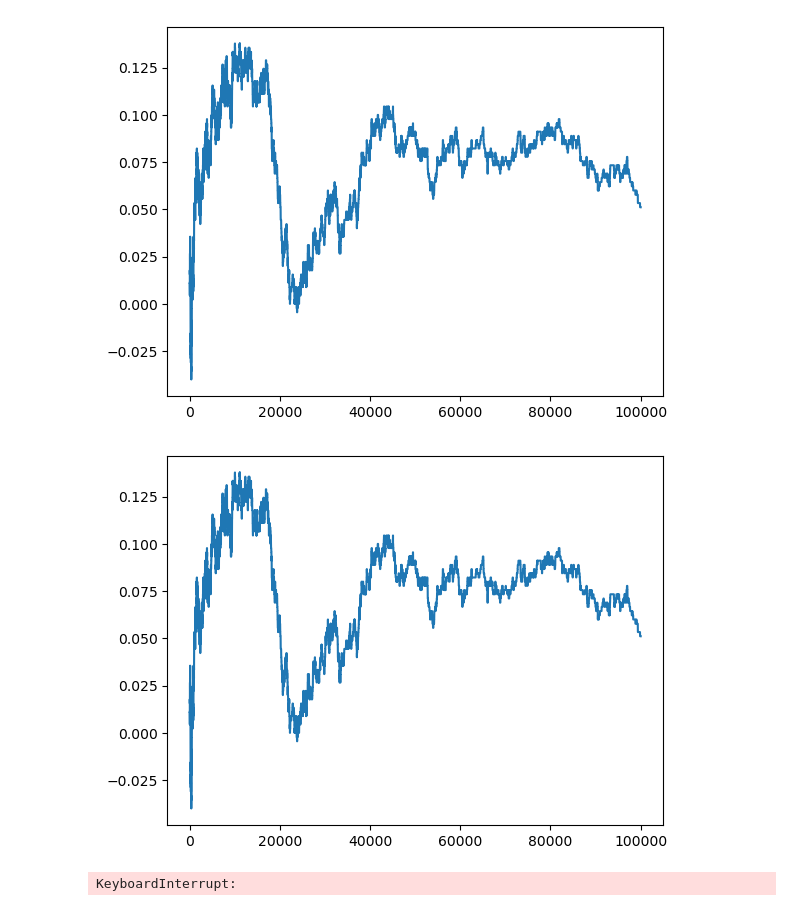
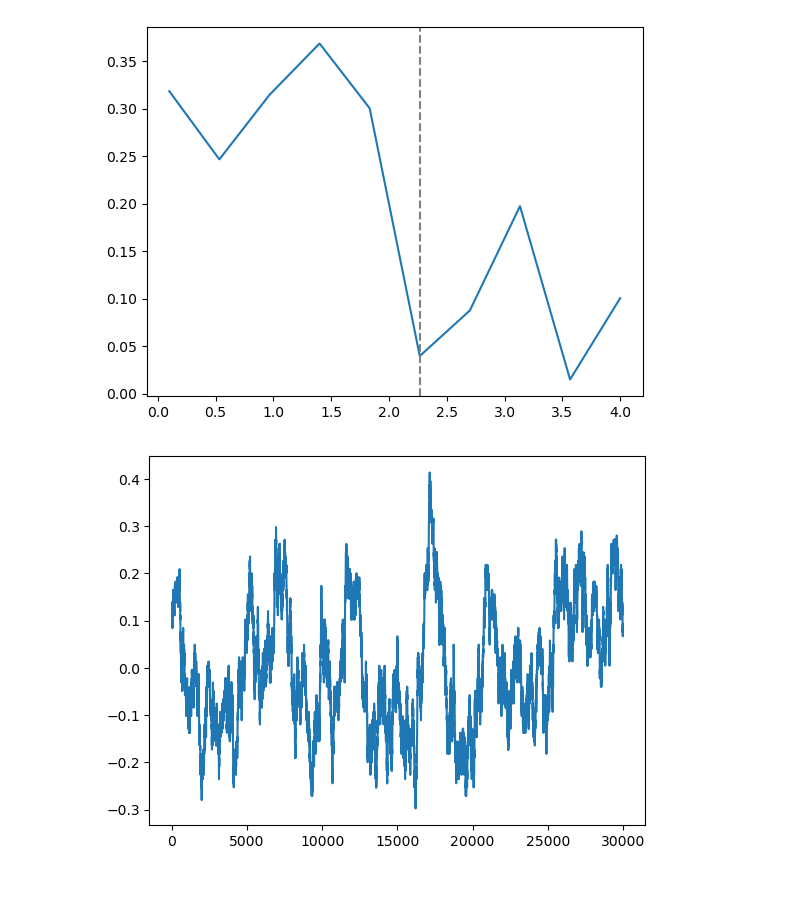
Before and after one commit to j-curtis/spin-glass-noise, a Jupyter notebook: testing.ipynb, the cells around one changed output. Drawn from its saved outputs; the diff is of its cells as text; code cells hidden in the pictures.

```diff
--- a/testing.ipynb
+++ b/testing.ipynb
@@ -15,15 +17,19 @@ nsteps = 100000
 # %%
-spins = glauber.dynamics(spins_initial,nsteps,J_matrix,T)
+for i in range(nTs):
+    spins = glauber.dynamics(spins_initial,nsteps,J_matrix,Ts[i])
+    spins_initial = spins[:,-1]
+    mags[i] = np.abs(np.mean(glauber.calc_mag(spins)[-1000:-1:50]))
-# %% [output]
-[figure, removed]
+# %%
+plt.plot(Ts,mags)
+plt.axvline(2./np.log(1.+np.sqrt(2.)),linestyle='dashed',color='gray')
+plt.show()
+# %% [output]
+[figure, added]
 # %%
 plt.plot(glauber.calc_mag(spins) )
 plt.show()
-plt.plot(glauber.calc_energy(spins,J_matrix))
-plt.show()
 # %% [output]
-[figure, old version]
+[figure, new version]
-KeyboardInterrupt:
 # %%
 plt.imshow(spins,cmap='RdBu',aspect=30)
 plt.colorbar()
```
Also changed, not shown: parts of 3 cells of this notebook, 1 other file.
